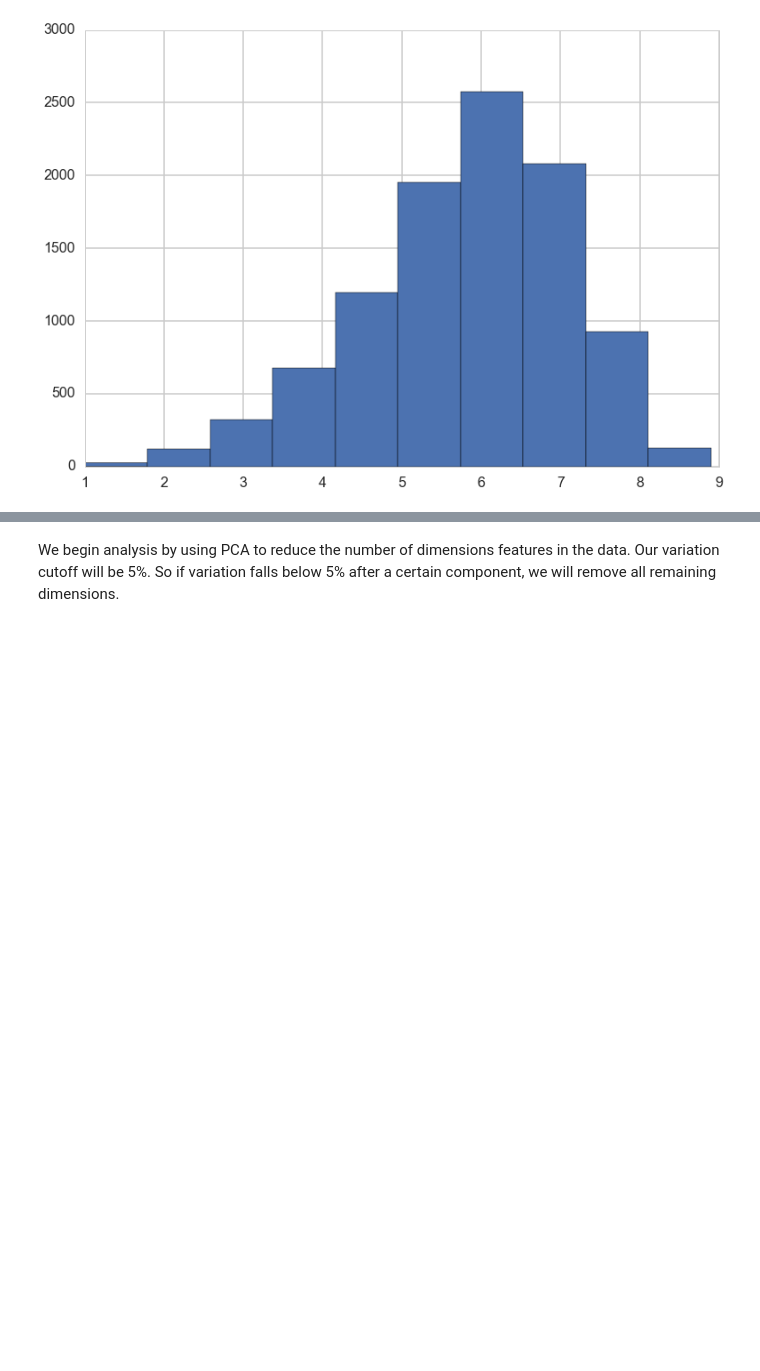
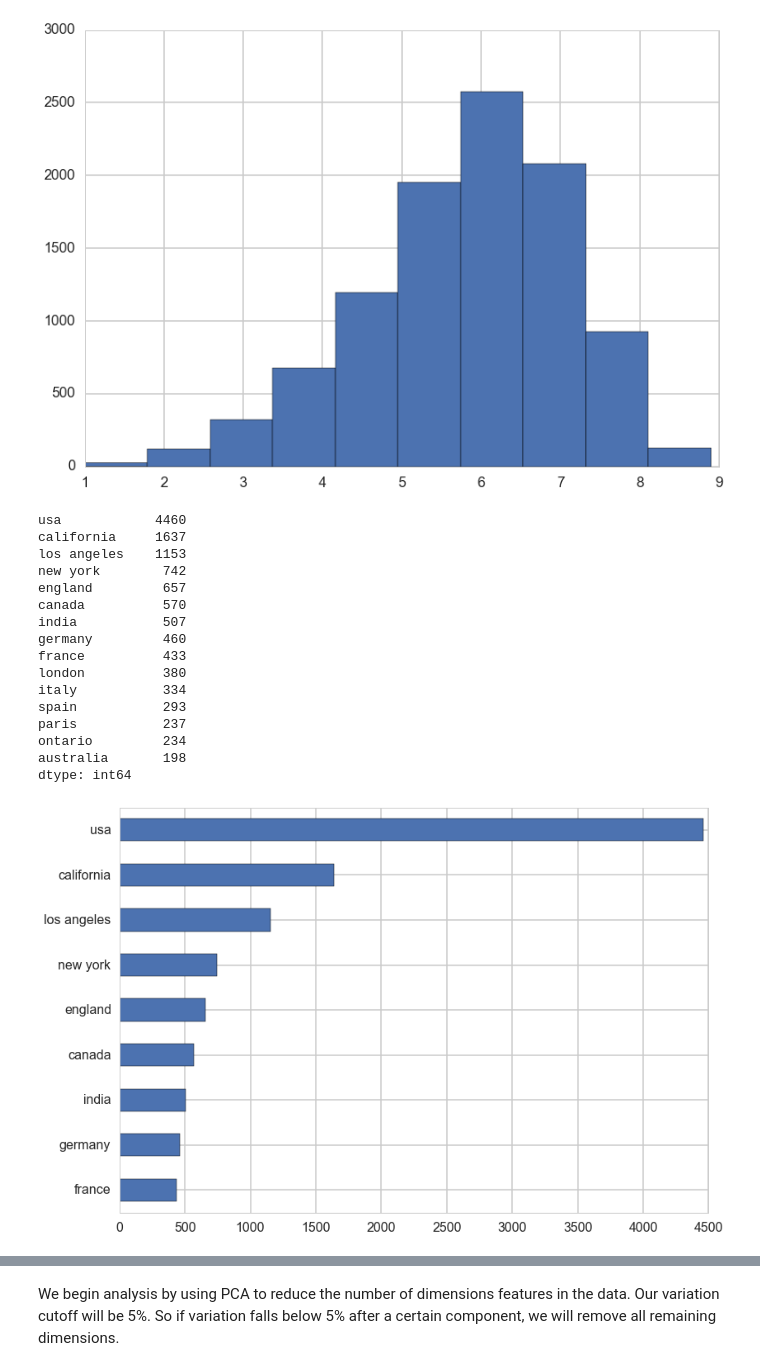
Before and after one commit to zhiqianseah/CS109finalproj, a Jupyter notebook: Project Write Up.ipynb, the cells around one changed output, grey strips where cells are left out. Saved outputs shown, nothing was run; the diff lists cells and outputs as text; code cells hidden in the pictures; blank space fills up the shorter version.

```diff
--- a/Project Write Up.ipynb
+++ b/Project Write Up.ipynb
@@ -221,3 +226,27 @@ plt.hist(statsdf.user_ratings)
          8.11,  8.9 ]),
  <a list of 10 Patch objects>)
 [figure]
+# %%
+freq = Xsampleddf[Xsampleddf.columns[:-len(genres3)]].sum(axis=0)
+sortfreq = freq.sort_values(ascending=False)
+print sortfreq[0:15]
+ax=(sortfreq[0:9]).plot('barh')
+ax.invert_yaxis()
+# %% [output]
+usa            4460
+california     1637
+los angeles    1153
+new york        742
+england         657
+canada          570
+india           507
+germany         460
+france          433
+london          380
+italy           334
+spain           293
+paris           237
+ontario         234
+australia       198
+dtype: int64
+[figure, added]
```
Also changed, not shown: parts of 50 cells of this notebook.
